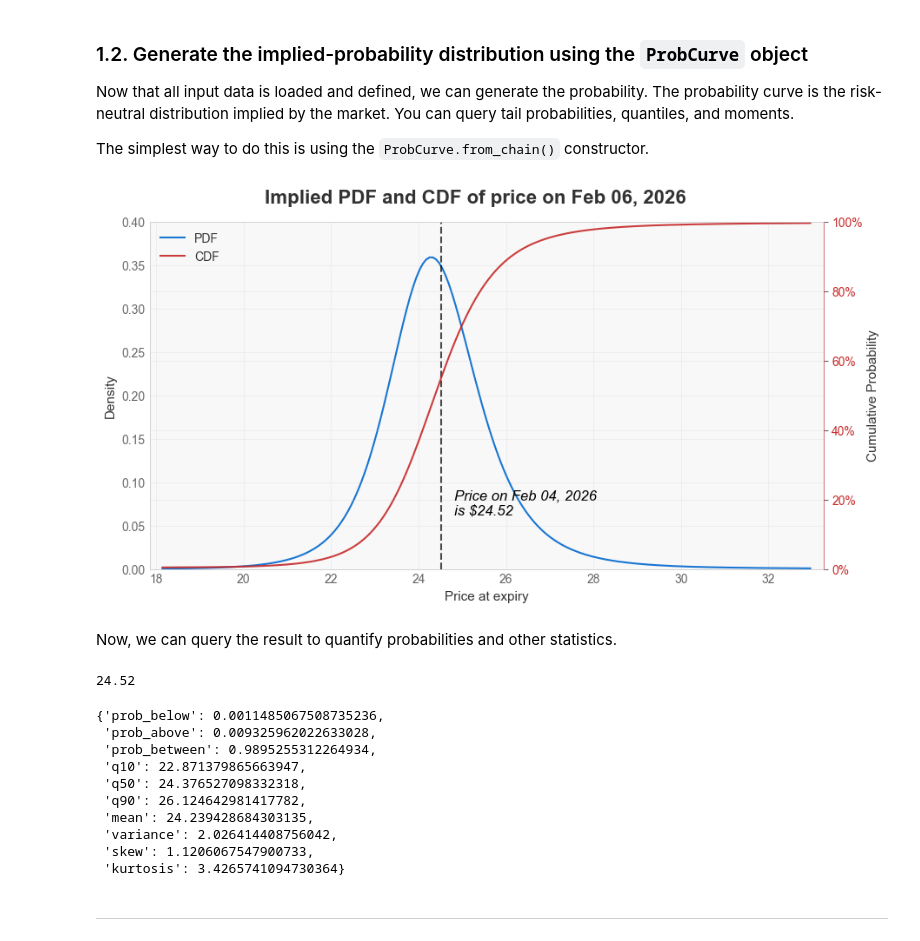
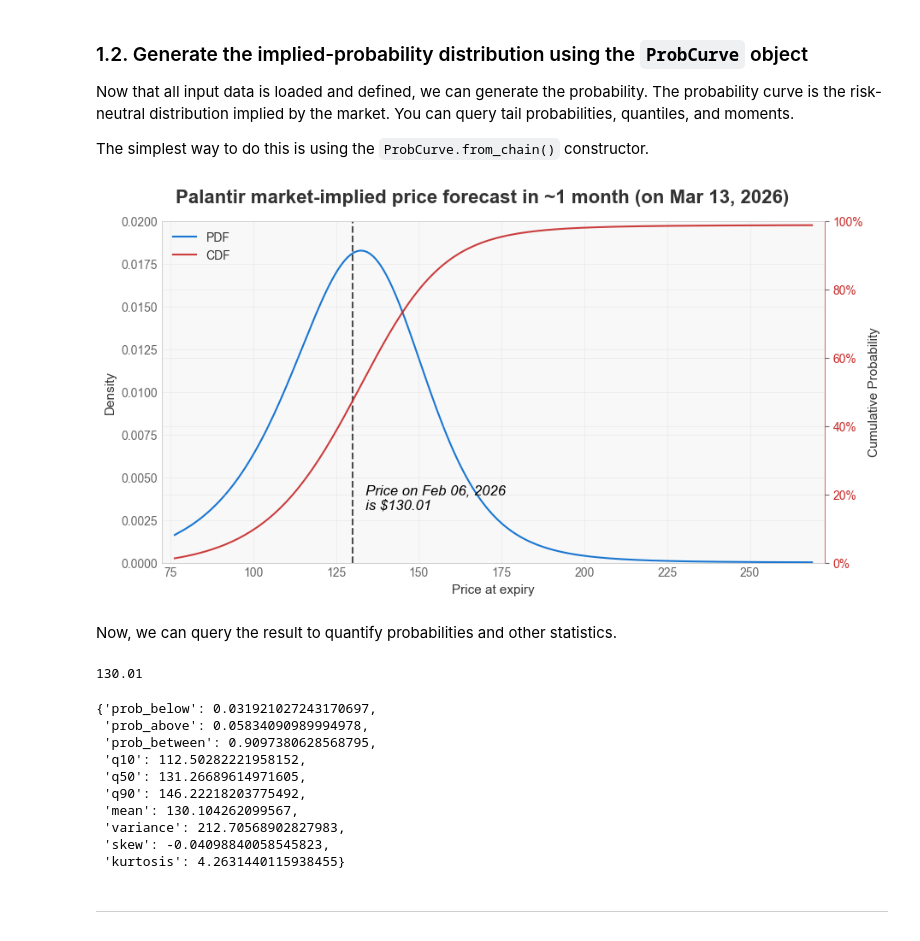
Before and after one commit to tyrneh/options-implied-probability, a Jupyter notebook: examples/quickstart_yfinance.ipynb, the cells around one changed output. Cells and saved outputs as stored; diff of their text form; code cells hidden in the pictures.

Commit message:
updated readme and  jupyter notebooks with Palantir example

```diff
--- a/examples/quickstart_yfinance.ipynb
+++ b/examples/quickstart_yfinance.ipynb
@@ -26,7 +26,7 @@ from oipd import MarketInputs, sources, ProbCurve, ProbSurface
 
 First, we use the `sources` object to query and download data from yfinance
 # %%
-ticker = "GME" # select a ticker
+ticker = "PLTR" # select a ticker
 
 # List available expiries
 expiries = sources.list_expiry_dates(ticker) # vendor defaults to "yfinance". Only yfinance is available for now, but we may support other vendors in the future like Alpaca, IBKR, etc.
@@ -37,5 +37,8 @@ expiries[:5]
 Use `sources.fetch_chain()` to download
 # %%
 # Use the first expiry for a single-expiry VolCurve
-single_expiry = expiries[0]
+single_expiry = expiries[5]
 chain, snapshot = sources.fetch_chain(ticker, expiries=single_expiry) # this downloads the options chain data, as well as a snapshot of the market conditions at the time you downloaded the data (e.g. stock price, download time, etc.)
+
+print(snapshot.underlying_price) # currently Palantir is $130.01
+print(single_expiry) # Mar 13, 2026
@@ -55,21 +61,21 @@ Now that all input data is loaded and defined, we can generate the probability.
 The simplest way to do this is using the `ProbCurve.from_chain()` constructor.
 # %%
 prob = ProbCurve.from_chain(chain, market) # --> returns a `ProbCurve` object. This is a container that holds information about market-implied probabilities.
-# %%
-prob.plot()
-plt.show()
-# %% [output]
-[figure, removed]
+# %%
+prob.plot(title="Palantir market-implied price forecast in ~1 month (on Mar 13, 2026)")
+plt.show()
+# %% [output]
+[figure, added]
 # %% [markdown]
 Now, we can query the result to quantify probabilities and other statistics.
 # %%
 spot = market.underlying_price
-print(spot) # $24.52
+print(spot) # $130.01
 
 
-prob_below = prob.prob_below(10) # calculates Prob(price at expiry < 10)
-prob_above = prob.prob_above(30) # calculates Prob(price at expiry >= 30)
-prob_between = prob.prob_between(10, 30)
+prob_below = prob.prob_below(100) # calculates Prob(price at expiry < 100)
+prob_above = prob.prob_above(150) # calculates Prob(price at expiry >= 150)
+prob_between = prob.prob_between(100, 150)
 
 quantiles = {
     "q10": prob.quantile(0.10),
@@ -92,17 +98,17 @@ moments = {
     **moments,
 }
 # %% [output]
-24.52
+130.01
-{'prob_below': 0.0011485067508735236,
- 'prob_above': 0.009325962022633028,
- 'prob_between': 0.9895255312264934,
- 'q10': 22.871379865663947,
- 'q50': 24.376527098332318,
- 'q90': 26.124642981417782,
- 'mean': 24.239428684303135,
- 'variance': 2.026414408756042,
- 'skew': 1.1206067547900733,
- 'kurtosis': 3.4265741094730364}
+{'prob_below': 0.031921027243170697,
+ 'prob_above': 0.05834090989994978,
+ 'prob_between': 0.9097380628568795,
+ 'q10': 112.50282221958152,
+ 'q50': 131.26689614971605,
+ 'q90': 146.22218203775492,
+ 'mean': 130.104262099567,
+ 'variance': 212.70568902827983,
+ 'skew': -0.04098840058545823,
+ 'kurtosis': 4.2631440115938455}
 # %% [markdown]
 ---
 # %% [markdown]
```
Also changed, not shown: parts of 5 cells of this notebook, 3 other files.
